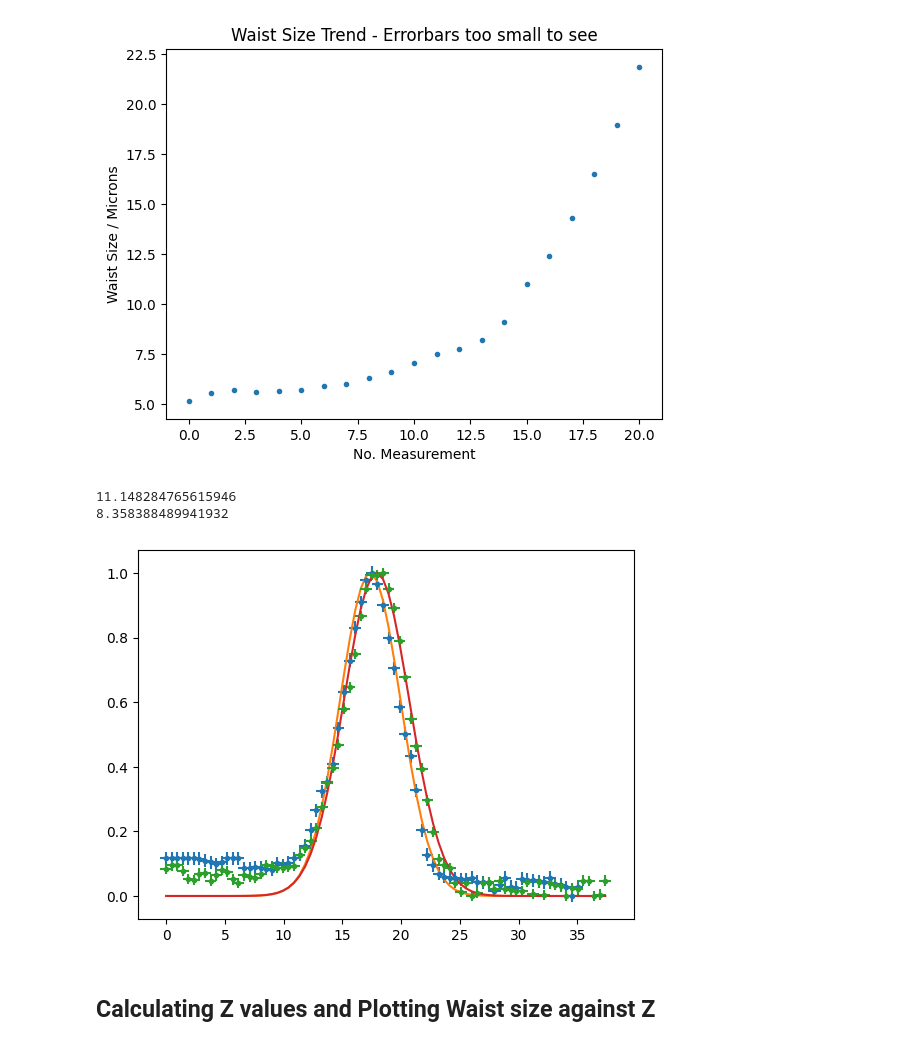
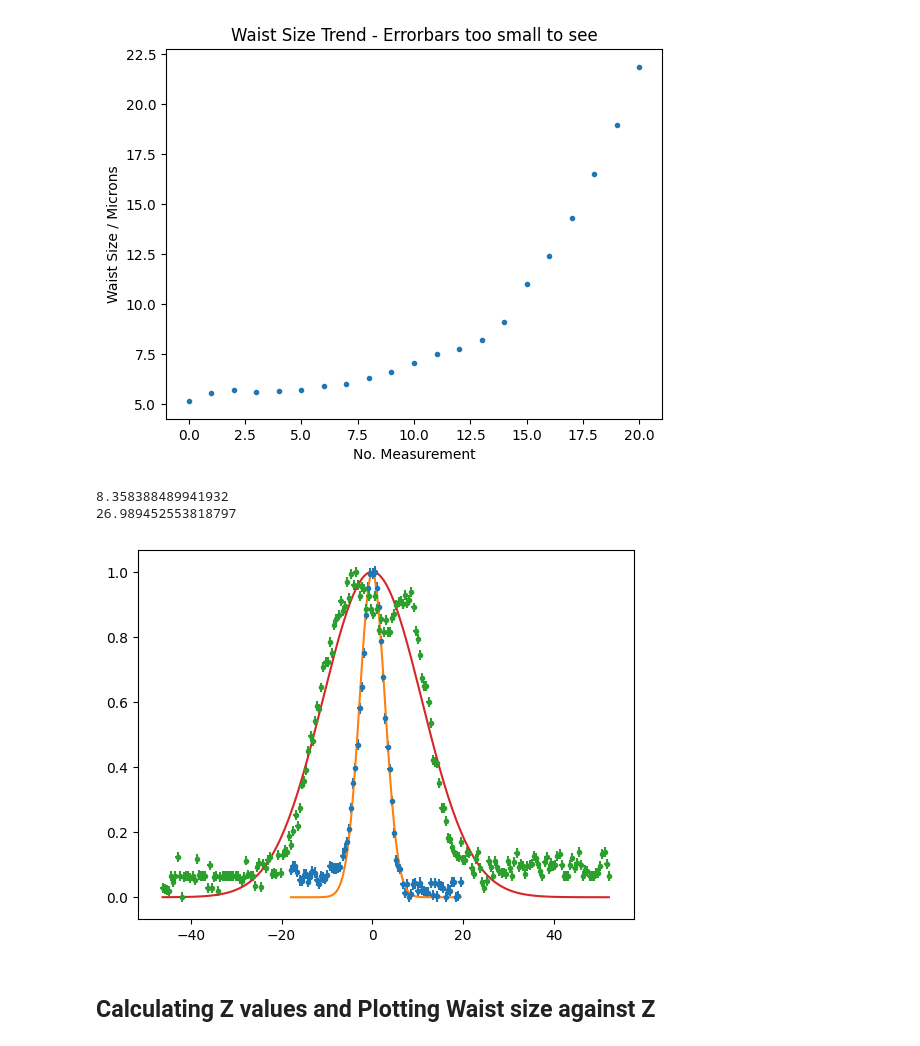
Before and after one commit to akay8/Level4Project, a Jupyter notebook: Cleaved_Fibre.ipynb, the cells around one changed output. Cells and saved outputs as stored; diff of their text form; code cells hidden in the pictures.

Commit message:
tidying up figures

```diff
--- a/Cleaved_Fibre.ipynb
+++ b/Cleaved_Fibre.ipynb
@@ -129,20 +129,20 @@ plt.title('Waist Size Trend - Errorbars too small to see')
 Text(0.5, 1.0, 'Waist Size Trend - Errorbars too small to see')
 [figure]
 # %%
-ind = 0
-ind2 = 1
+ind = 1
+ind2 = -1
 
-plt.errorbar(all_distances[ind],all_amps[ind], xerr=all_distances_errors[ind],yerr=all_amps_errors[ind], linestyle = '', marker = 'o', ms = 3)
-plt.plot(all_distances[ind], Gauss(all_distances[ind], *params_[ind,:]))
+plt.errorbar(all_distances[ind] - params_[ind,1],all_amps[ind], xerr=all_distances_errors[ind],yerr=all_amps_errors[ind], linestyle = '', marker = 'o', ms = 3)
+plt.plot(all_distances[ind] - params_[ind,1], Gauss(all_distances[ind], *params_[ind,:]))
 print(chi_red_array[ind])
 
-plt.errorbar(all_distances[ind2],all_amps[ind2], xerr=all_distances_errors[ind2],yerr=all_amps_errors[ind2], linestyle = '', marker = 'o', ms = 3)
-plt.plot(all_distances[ind2], Gauss(all_distances[ind2], *params_[ind2,:]))
+plt.errorbar(all_distances[ind2] - params_[ind2,1],all_amps[ind2], xerr=all_distances_errors[ind2],yerr=all_amps_errors[ind2], linestyle = '', marker = 'o', ms = 3)
+plt.plot(all_distances[ind2] - params_[ind2,1], Gauss(all_distances[ind2], *params_[ind2,:]))
 print(chi_red_array[ind2])
 # %% [output]
-11.148284765615946
 8.358388489941932
+26.989452553818797
-[figure, old version]
+[figure, new version]
 # %% [markdown]
 ## Calculating Z values and Plotting Waist size against Z
 # %%
```
